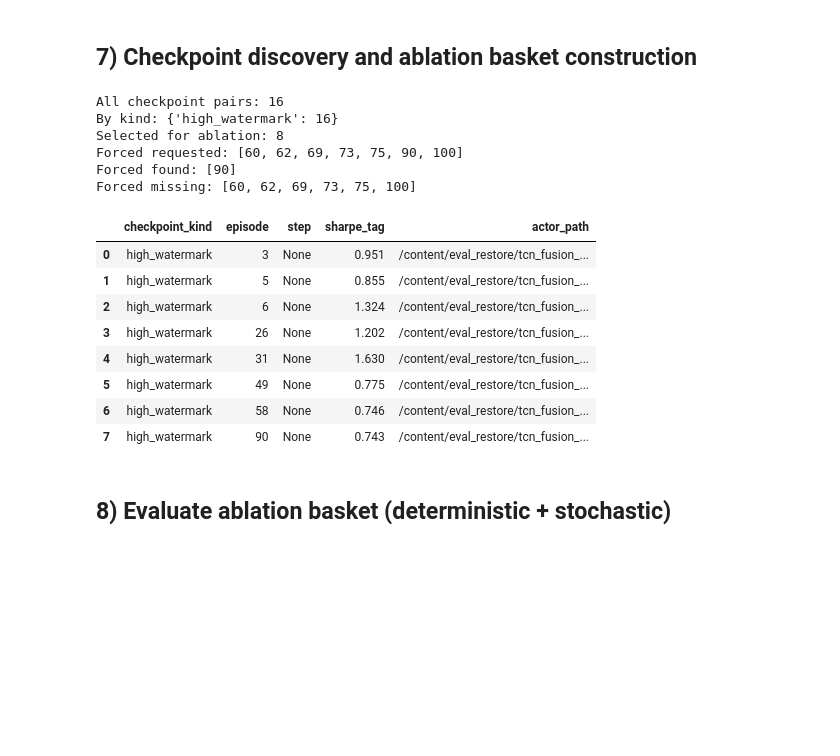
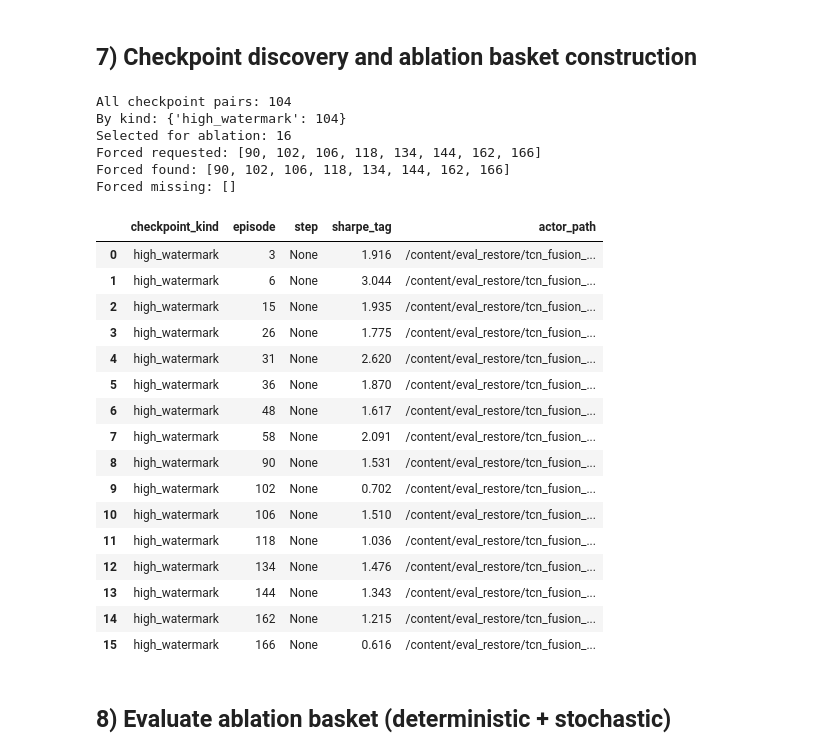
Before and after one commit to Dave-DKings/tape_tcn_project, a Jupyter notebook: tcn_evaluation_only.ipynb, the cells around one changed output. Cells and saved outputs as stored; diff of their text form; code cells hidden in the pictures; blank space fills up the shorter version.

```diff
--- a/tcn_evaluation_only.ipynb
+++ b/tcn_evaluation_only.ipynb
@@ -464,7 +462,9 @@ EVAL_INCLUDE_ROOT = globals().get("EVAL_INCLUDE_ROOT", True)
 EVAL_INCLUDE_RARE = globals().get("EVAL_INCLUDE_RARE", False)
 
 # Force-include these episodes even if they are not in top-sharpe basket
-EVAL_FORCE_EPISODES = globals().get("EVAL_FORCE_EPISODES", [60, 62, 69, 73, 75, 90, 100])
+# Hard-set forced episodes for this run
+EVAL_FORCE_EPISODES = [90, 102, 106, 118, 134, 144, 162, 166]
+EVAL_FORCE_EPISODES = sorted({int(x) for x in EVAL_FORCE_EPISODES})
 
 if "EVAL_RESULTS_ROOT" not in globals():
     raise NameError("EVAL_RESULTS_ROOT is not defined")
@@ -606,47 +606,55 @@ def eval_select_ablation_basket(df_ckpt: pd.DataFrame) -> pd.DataFrame:
 
 # -----------------------
 # Run
 # -----------------------
 eval_ckpt_df = eval_discover_actor_files(EVAL_RESULTS_ROOT)
 if eval_ckpt_df.empty:
     raise RuntimeError(f"No valid actor+critic checkpoint pairs found under {EVAL_RESULTS_ROOT}")
 
 print("All checkpoint pairs:", len(eval_ckpt_df))
 print("By kind:", eval_ckpt_df["checkpoint_kind"].value_counts().to_dict())
 
 eval_ablation_ckpts = eval_select_ablation_basket(eval_ckpt_df)
 
 found_forced = sorted(
     set(eval_ablation_ckpts["episode"].dropna().astype(int).tolist()) & set(EVAL_FORCE_EPISODES)
 )
 missing_forced = sorted(set(EVAL_FORCE_EPISODES) - set(found_forced))
 
 print("Selected for ablation:", len(eval_ablation_ckpts))
 print("Forced requested:", EVAL_FORCE_EPISODES)
 print("Forced found:", found_forced)
 print("Forced missing:", missing_forced)
 
 display(
     eval_ablation_ckpts[
         ["checkpoint_kind", "episode", "step", "sharpe_tag", "actor_path"]
     ].head(100)
 )
 # %% [output]
-All checkpoint pairs: 16
-By kind: {'high_watermark': 16}
-Selected for ablation: 8
-Forced requested: [60, 62, 69, 73, 75, 90, 100]
-Forced found: [90]
-Forced missing: [60, 62, 69, 73, 75, 100]
+All checkpoint pairs: 104
+By kind: {'high_watermark': 104}
+Selected for ablation: 16
+Forced requested: [90, 102, 106, 118, 134, 144, 162, 166]
+Forced found: [90, 102, 106, 118, 134, 144, 162, 166]
+Forced missing: []
 |  | checkpoint_kind | episode | step | sharpe_tag | actor_path |
-| 0 | high_watermark | 3 | None | 0.951 | /content/eval_restore/tcn_fusion_... |
-| 1 | high_watermark | 5 | None | 0.855 | /content/eval_restore/tcn_fusion_... |
-| 2 | high_watermark | 6 | None | 1.324 | /content/eval_restore/tcn_fusion_... |
-| 3 | high_watermark | 26 | None | 1.202 | /content/eval_restore/tcn_fusion_... |
-| 4 | high_watermark | 31 | None | 1.630 | /content/eval_restore/tcn_fusion_... |
-| 5 | high_watermark | 49 | None | 0.775 | /content/eval_restore/tcn_fusion_... |
-| 6 | high_watermark | 58 | None | 0.746 | /content/eval_restore/tcn_fusion_... |
-| 7 | high_watermark | 90 | None | 0.743 | /content/eval_restore/tcn_fusion_... |
+| 0 | high_watermark | 3 | None | 1.916 | /content/eval_restore/tcn_fusion_... |
+| 1 | high_watermark | 6 | None | 3.044 | /content/eval_restore/tcn_fusion_... |
+| 2 | high_watermark | 15 | None | 1.935 | /content/eval_restore/tcn_fusion_... |
+| 3 | high_watermark | 26 | None | 1.775 | /content/eval_restore/tcn_fusion_... |
+| 4 | high_watermark | 31 | None | 2.620 | /content/eval_restore/tcn_fusion_... |
+| 5 | high_watermark | 36 | None | 1.870 | /content/eval_restore/tcn_fusion_... |
+| 6 | high_watermark | 48 | None | 1.617 | /content/eval_restore/tcn_fusion_... |
+| 7 | high_watermark | 58 | None | 2.091 | /content/eval_restore/tcn_fusion_... |
+| 8 | high_watermark | 90 | None | 1.531 | /content/eval_restore/tcn_fusion_... |
+| 9 | high_watermark | 102 | None | 0.702 | /content/eval_restore/tcn_fusion_... |
+| 10 | high_watermark | 106 | None | 1.510 | /content/eval_restore/tcn_fusion_... |
+| 11 | high_watermark | 118 | None | 1.036 | /content/eval_restore/tcn_fusion_... |
+| 12 | high_watermark | 134 | None | 1.476 | /content/eval_restore/tcn_fusion_... |
+| 13 | high_watermark | 144 | None | 1.343 | /content/eval_restore/tcn_fusion_... |
+| 14 | high_watermark | 162 | None | 1.215 | /content/eval_restore/tcn_fusion_... |
+| 15 | high_watermark | 166 | None | 0.616 | /content/eval_restore/tcn_fusion_... |
 # %% [markdown]
 ## 8) Evaluate ablation basket (deterministic + stochastic)
 # %%
```
Also changed, not shown: parts of 12 cells of this notebook, 3 other files.
